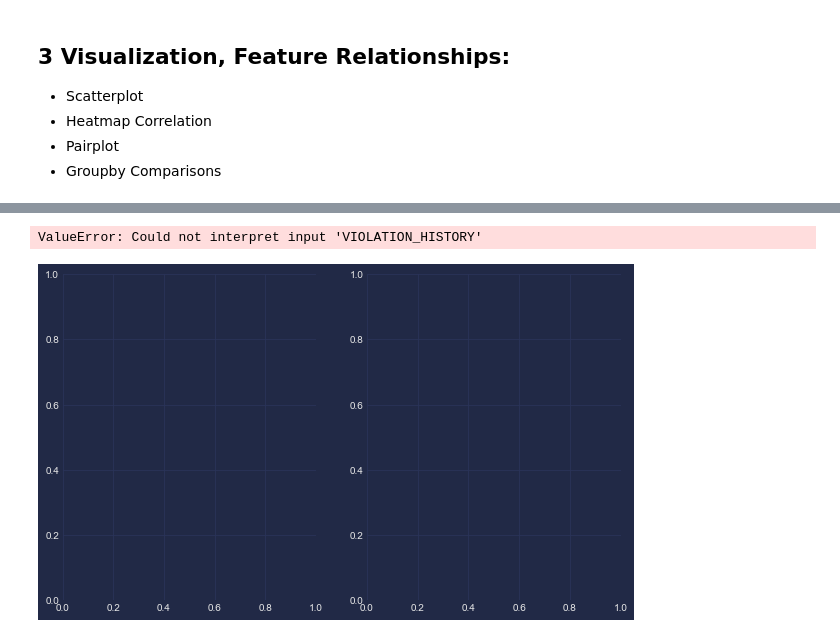
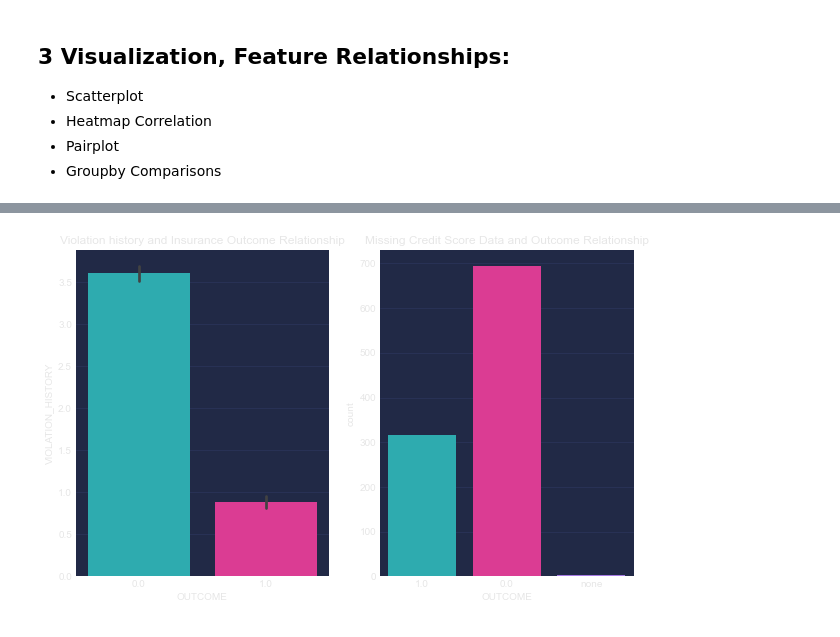
Before and after one commit to cr1msonn/DS_Camp23, a Jupyter notebook: homework/visualization homework/EDA.ipynb, the cells around one changed output, grey strips where cells are left out. Drawn from its saved outputs; the diff is of its cells as text; code cells hidden in the pictures.

```diff
--- a/homework/visualization homework/EDA.ipynb
+++ b/homework/visualization homework/EDA.ipynb
@@ -86,9 +72,9 @@ df.dropna(subset=['OUTCOME'], inplace=True)
 
 input_mean_columns = ["CREDIT_SCORE", "ANNUAL_MILEAGE"]
 input_0_columns = ["DUIS", "PAST_ACCIDENTS", "SPEEDING_VIOLATIONS"]
-input_moda_columns = ["AGE", "GENDER", "RACE","POSTAL_CODE", "DRIVING_EXPERIENCE", "VEHICLE_OWNERSHIP", "VEHICLE_YEAR", "MARRIED", "CHILDREN",
+input_moda_columns = ["EDUCATION", "AGE", "GENDER", "RACE","POSTAL_CODE", "DRIVING_EXPERIENCE", "VEHICLE_OWNERSHIP", "VEHICLE_YEAR", "MARRIED", "CHILDREN",
                      "VEHICLE_TYPE"]
-input_none_columns = ["EDUCATION"]
+
 
 
 df[input_0_columns] = df[input_0_columns].fillna(0).astype(int)
@@ -97,8 +83,6 @@ df[input_mean_columns] = df[input_mean_columns].fillna(df[input_mean_columns].me
 df[input_moda_columns] = df[input_moda_columns].apply(lambda col: col.fillna(col.mode()[0]))
 
 
-
-df[input_none_columns] = df[input_none_columns].fillna('none')
 df["OUTCOME"] = df["OUTCOME"].astype(float)
 df["VEHICLE_OWNERSHIP"] = df["VEHICLE_OWNERSHIP"].astype(float)
 
@@ -200,8 +198,8 @@ sns.countplot(data = missing_credit_score, x = "OUTCOME", hue = " ")
 # %%
 fig, axes = plt.subplots(1,2, figsize=(10, 6))
-
-sns.barplot(ax = axes[0], data = df, x = "OUTCOME", y= "VIOLATION_HISTORY",)
-sns.barplot(ax = axes[1], data = df, x = "DRIVING_EXPERIENCE", y= "VIOLATION_HISTORY", hue = "OUTCOME")
+ax = sns.barplot( ax = axes[0], data = df, x = "OUTCOME", y= "VIOLATION_HISTORY",)
+ax = ax.set_title("Violation history and Insurance Outcome Relationship")
+ax = sns.countplot(ax = axes[1], data = missing_credit_score, x = "OUTCOME")
+ax = ax.set_title("Missing Credit Score Data and Outcome Relationship")
 # %% [output]
-ValueError: Could not interpret input 'VIOLATION_HISTORY'
-[figure, old version]
+[figure, new version]
```
Also changed, not shown: parts of 19 cells of this notebook.
